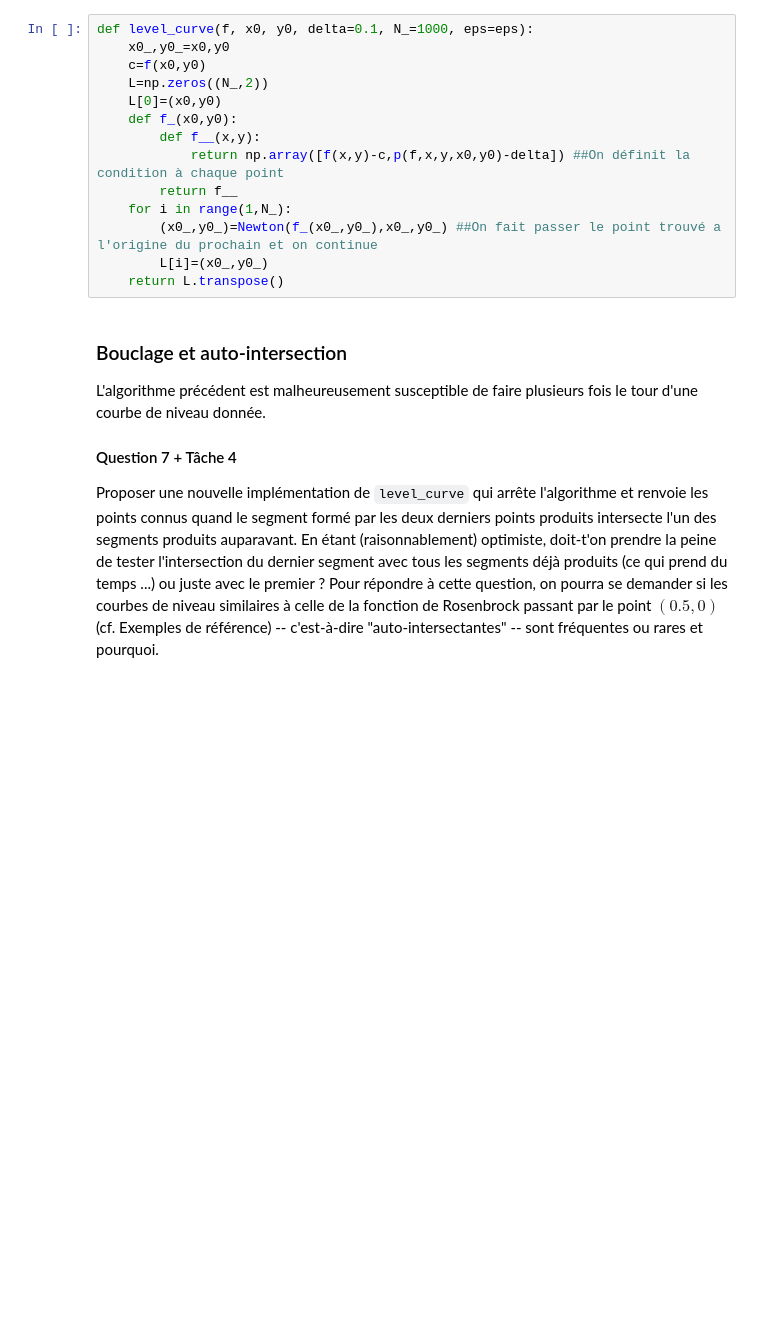
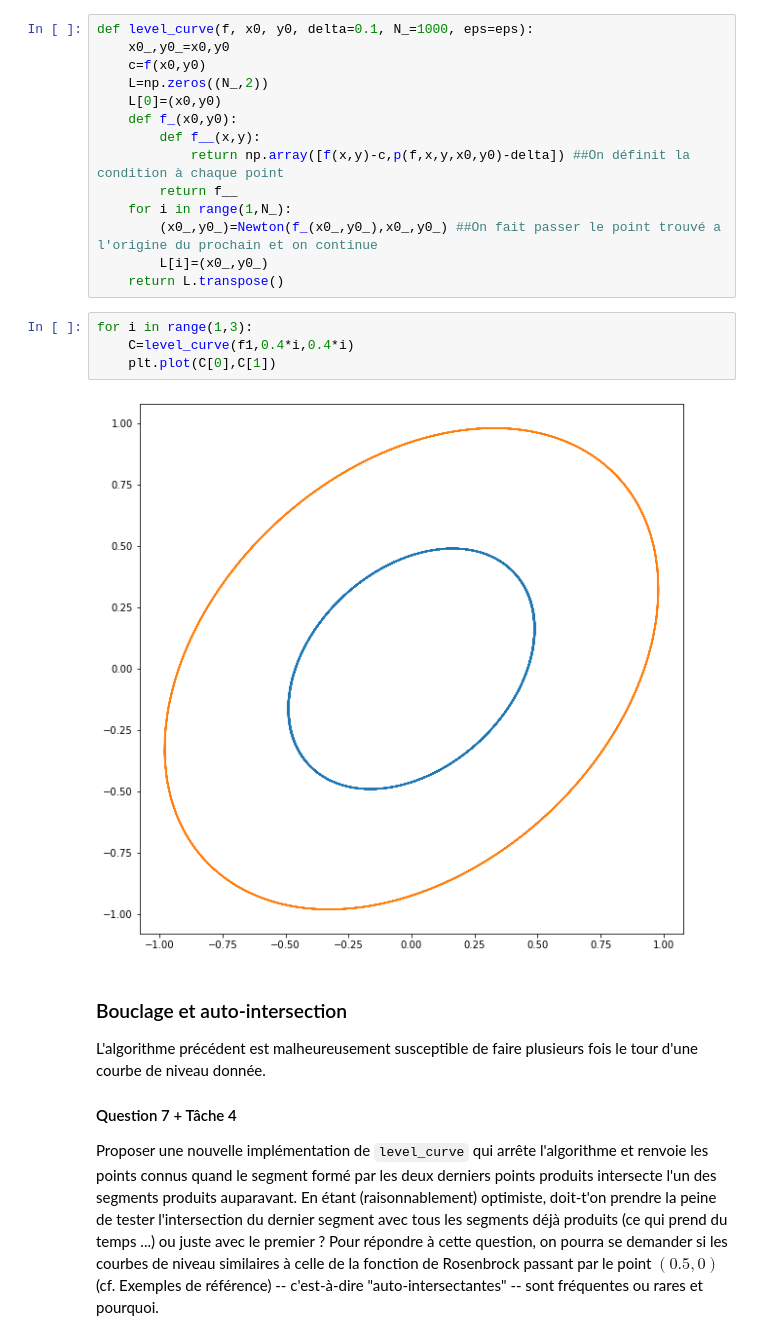
Before and after one commit to GabrielCi77/CalculDiffProjet1CiorKarroucha, a Jupyter notebook: Courbes de niveau - Enoncé.ipynb, the cells around one changed output. Drawn from its saved outputs; the diff is of its cells as text; blank space fills up the shorter version.

```diff
--- a/Courbes de niveau - Enoncé.ipynb
+++ b/Courbes de niveau - Enoncé.ipynb
@@ -396,6 +397,12 @@ def level_curve(f, x0, y0, delta=0.1, N_=1000, eps=eps):
         (x0_,y0_)=Newton(f_(x0_,y0_),x0_,y0_) ##On fait passer le point trouvé a l'origine du prochain et on continue
         L[i]=(x0_,y0_)
     return L.transpose()
+# %%
+for i in range(1,3):
+    C=level_curve(f1,0.4*i,0.4*i)
+    plt.plot(C[0],C[1])
+# %% [output]
+[figure, added]
 # %% [markdown]
 ### Bouclage et auto-intersection
 
```
Also changed, not shown: parts of 13 cells of this notebook.
